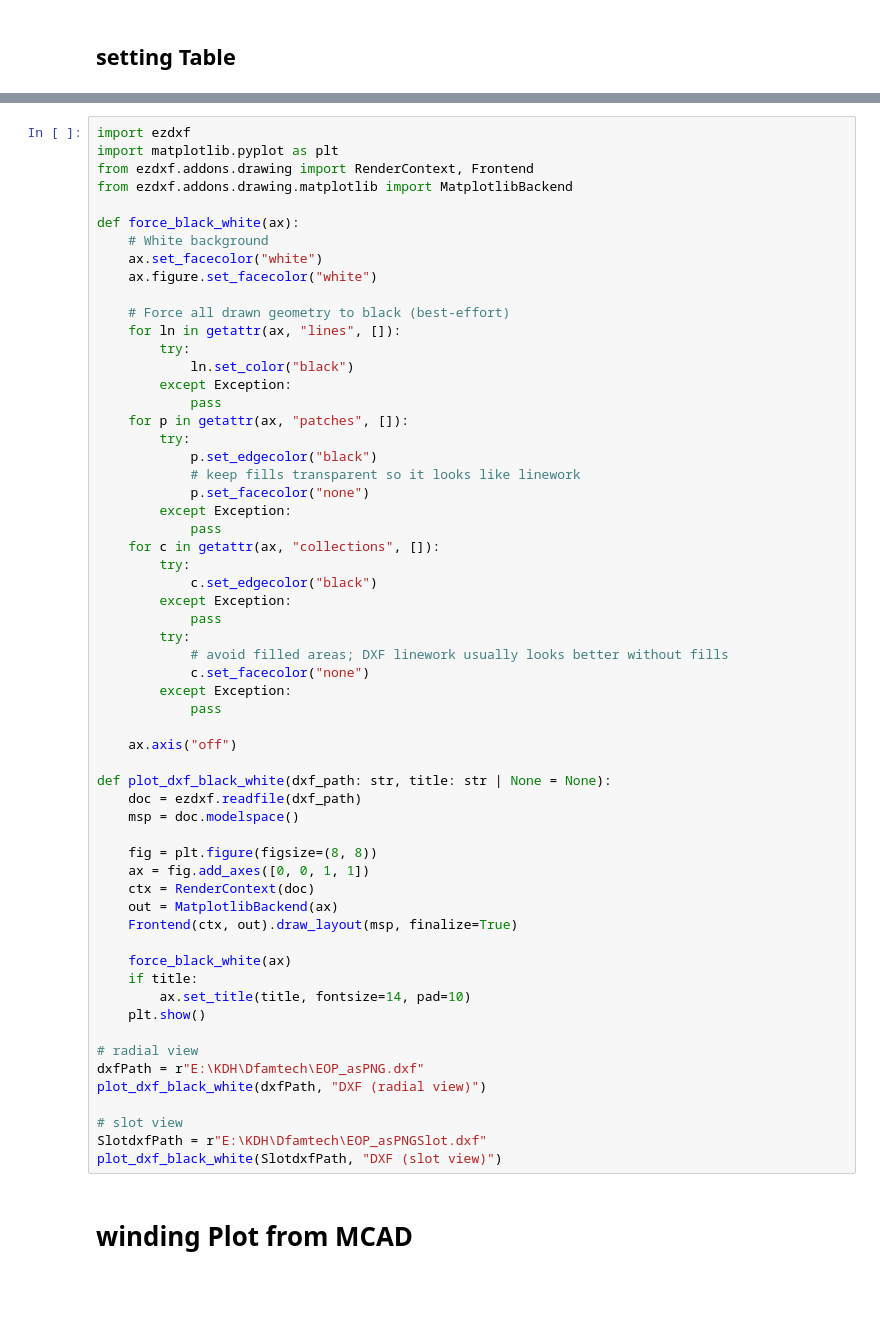
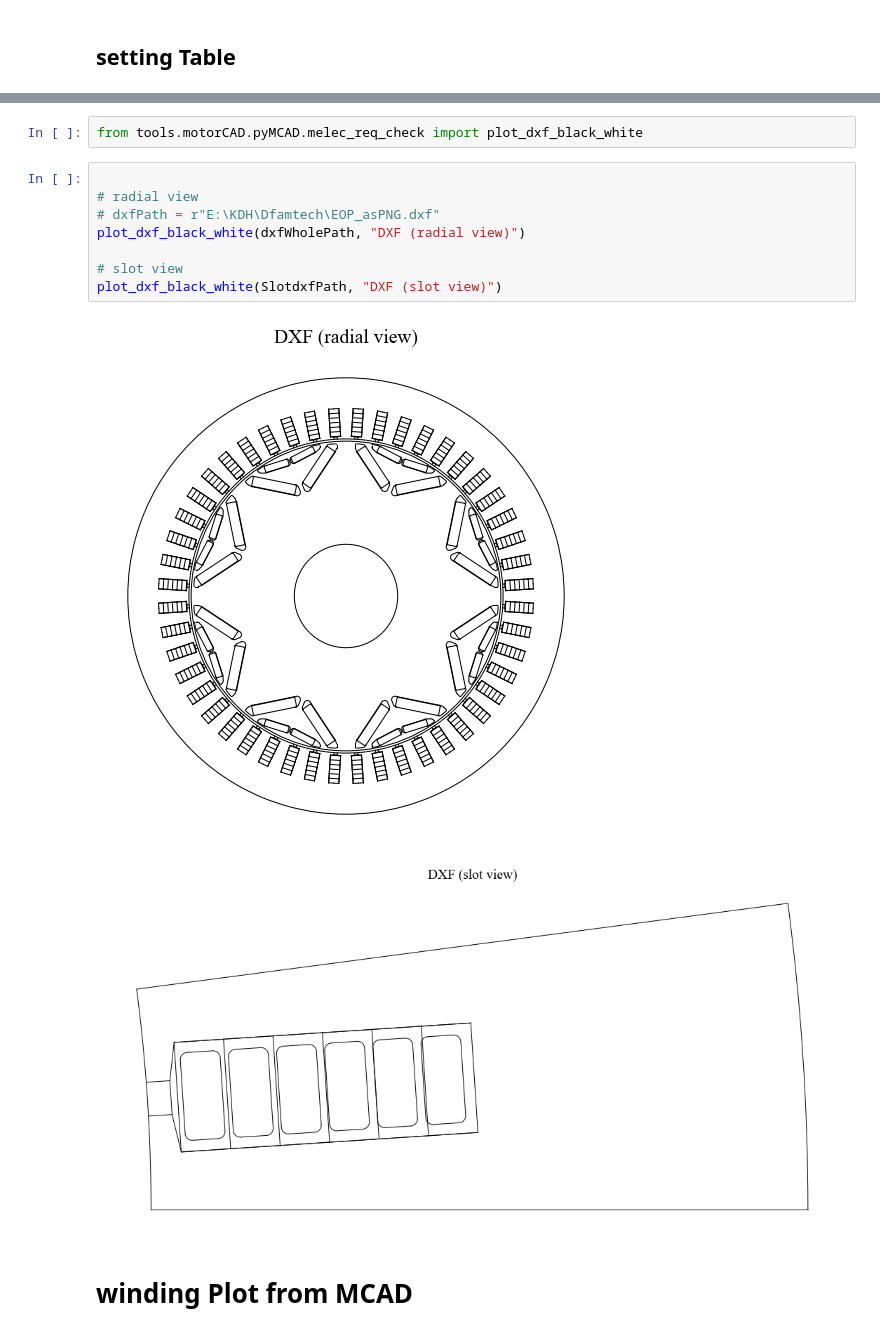
Before and after one commit to enjoyneer87/eMach, a Jupyter notebook: mlxperPJT/dfams/MelecReqCheck.ipynb, the cells around one changed output, grey strips where cells are left out. Drawn from its saved outputs; the diff is of its cells as text; blank space fills up the shorter version.

```diff
--- a/mlxperPJT/dfams/MelecReqCheck.ipynb
+++ b/mlxperPJT/dfams/MelecReqCheck.ipynb
@@ -377,62 +292,16 @@ mc.geometry_export()
 # %%
-import ezdxf
-import matplotlib.pyplot as plt
-from ezdxf.addons.drawing import RenderContext, Frontend
-from ezdxf.addons.drawing.matplotlib import MatplotlibBackend
-
-def force_black_white(ax):
-    # White background
-    ax.set_facecolor("white")
-    ax.figure.set_facecolor("white")
-
-    # Force all drawn geometry to black (best-effort)
-    for ln in getattr(ax, "lines", []):
-        try:
-            ln.set_color("black")
-        except Exception:
-            pass
-    for p in getattr(ax, "patches", []):
-        try:
-            p.set_edgecolor("black")
-            # keep fills transparent so it looks like linework
-            p.set_facecolor("none")
-        except Exception:
-            pass
-    for c in getattr(ax, "collections", []):
-        try:
-            c.set_edgecolor("black")
-        except Exception:
-            pass
-        try:
-            # avoid filled areas; DXF linework usually looks better without fills
-            c.set_facecolor("none")
-        except Exception:
-            pass
-
-    ax.axis("off")
-
-def plot_dxf_black_white(dxf_path: str, title: str | None = None):
-    doc = ezdxf.readfile(dxf_path)
-    msp = doc.modelspace()
-
-    fig = plt.figure(figsize=(8, 8))
-    ax = fig.add_axes([0, 0, 1, 1])
-    ctx = RenderContext(doc)
-    out = MatplotlibBackend(ax)
-    Frontend(ctx, out).draw_layout(msp, finalize=True)
-
-    force_black_white(ax)
-    if title:
-        ax.set_title(title, fontsize=14, pad=10)
-    plt.show()
-
-# radial view
-dxfPath = r"E:\KDH\Dfamtech\EOP_asPNG.dxf"
-plot_dxf_black_white(dxfPath, "DXF (radial view)")
-
-# slot view
-SlotdxfPath = r"E:\KDH\Dfamtech\EOP_asPNGSlot.dxf"
-plot_dxf_black_white(SlotdxfPath, "DXF (slot view)")
+from tools.motorCAD.pyMCAD.melec_req_check import plot_dxf_black_white
+# %%
+
+# radial view
+# dxfPath = r"E:\KDH\Dfamtech\EOP_asPNG.dxf"
+plot_dxf_black_white(dxfWholePath, "DXF (radial view)")
+
+# slot view
+plot_dxf_black_white(SlotdxfPath, "DXF (slot view)")
+# %% [output]
+[figure, added]
+[figure, added]
 # %% [markdown]
 # winding Plot from MCAD
 # %%
```
Also changed, not shown: parts of 22 cells of this notebook, 25 other files.
